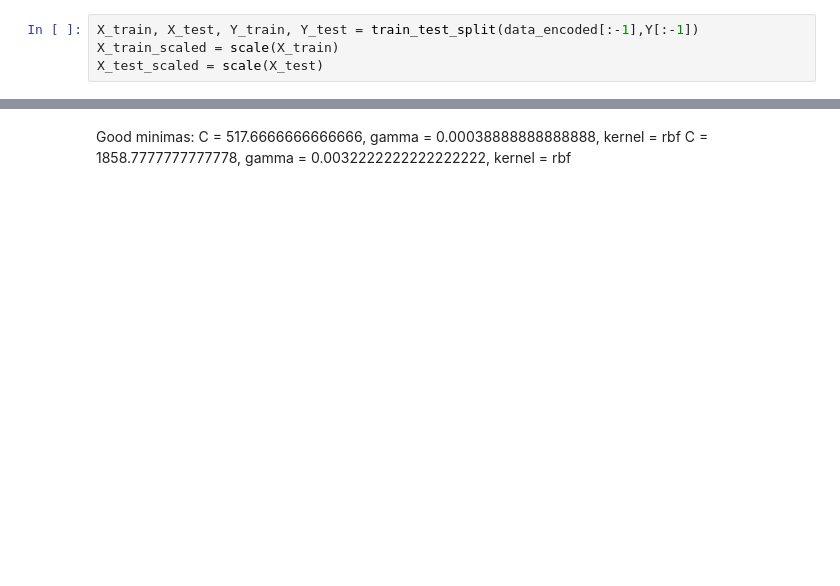
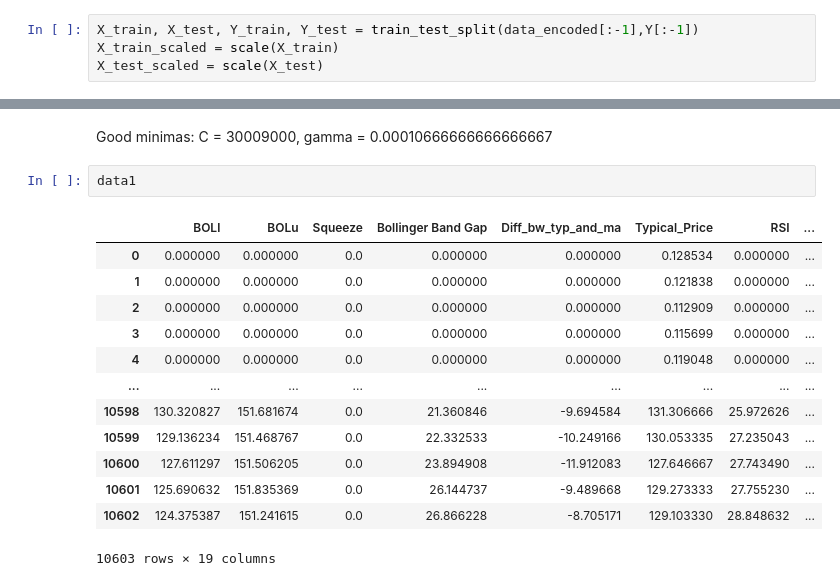
Before and after one commit to dharvpat/ML-excursion, a Jupyter notebook: Support Vector Machines copy.ipynb, the cells around one changed output, grey strips where cells are left out. Saved outputs shown, nothing was run; the diff lists cells and outputs as text; blank space fills up the shorter version.

```diff
--- a/Support Vector Machines copy.ipynb
+++ b/Support Vector Machines copy.ipynb
@@ -76,3 +216,18 @@ IndexError: only integers, slices (`:`), ellipsis (`...`), numpy.newaxis (`None`
-# %% [markdown]
-Good minimas: C = 517.6666666666666, gamma = 0.00038888888888888, kernel = rbf
-              C = 1858.7777777777778, gamma = 0.0032222222222222222, kernel = rbf
+# %% [markdown]
+Good minimas: C = 30009000, gamma = 0.00010666666666666667
+# %%
+data1
+# %% [output]
+|  | BOLl | BOLu | Squeeze | Bollinger Band Gap | Diff_bw_typ_and_ma | Typical_Price | RSI | ... |
+| 0 | 0.000000 | 0.000000 | 0.0 | 0.000000 | 0.000000 | 0.128534 | 0.000000 | ... |
+| 1 | 0.000000 | 0.000000 | 0.0 | 0.000000 | 0.000000 | 0.121838 | 0.000000 | ... |
+| 2 | 0.000000 | 0.000000 | 0.0 | 0.000000 | 0.000000 | 0.112909 | 0.000000 | ... |
+| 3 | 0.000000 | 0.000000 | 0.0 | 0.000000 | 0.000000 | 0.115699 | 0.000000 | ... |
+| 4 | 0.000000 | 0.000000 | 0.0 | 0.000000 | 0.000000 | 0.119048 | 0.000000 | ... |
+| ... | ... | ... | ... | ... | ... | ... | ... | ... |
+| 10598 | 130.320827 | 151.681674 | 0.0 | 21.360846 | -9.694584 | 131.306666 | 25.972626 | ... |
+| 10599 | 129.136234 | 151.468767 | 0.0 | 22.332533 | -10.249166 | 130.053335 | 27.235043 | ... |
+| 10600 | 127.611297 | 151.506205 | 0.0 | 23.894908 | -11.912083 | 127.646667 | 27.743490 | ... |
+| 10601 | 125.690632 | 151.835369 | 0.0 | 26.144737 | -9.489668 | 129.273333 | 27.755230 | ... |
+| 10602 | 124.375387 | 151.241615 | 0.0 | 26.866228 | -8.705171 | 129.103330 | 28.848632 | ... |
+10603 rows × 19 columns
```
Also changed, not shown: parts of 12 cells of this notebook.
